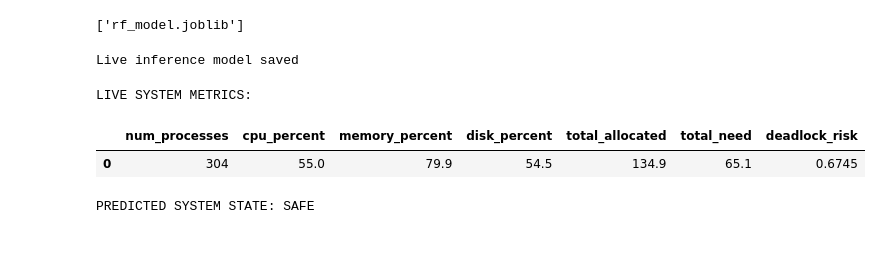
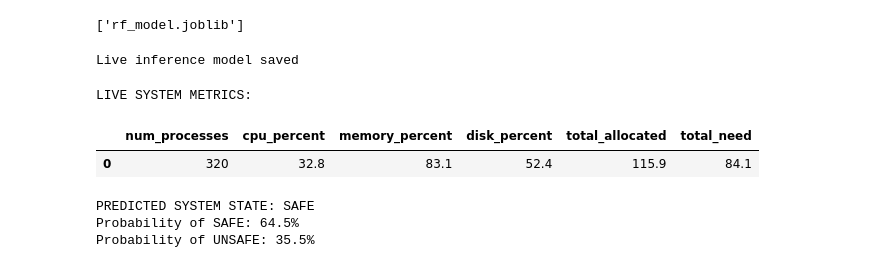
Before and after one commit to incognnitamood/DeadlockPredictionAnalysis, a Jupyter notebook: Deadlock_Predictive_Analysis.ipynb, the cells around one changed output. Cells and saved outputs as stored; diff of their text form; code cells hidden in the pictures.

```diff
--- a/Deadlock_Predictive_Analysis.ipynb
+++ b/Deadlock_Predictive_Analysis.ipynb
@@ -319,6 +340,7 @@ Live inference model saved
 # %%
 model = joblib.load("rf_model_live.joblib")
 # %%
+# %% LIVE INFERENCE WITH SAFE / UNSAFE PERCENTAGE
 import psutil
 import pandas as pd
 import joblib
@@ -326,39 +348,48 @@ import joblib
 # 1. Load the trained live-inference model
 model = joblib.load("rf_model_live.joblib")
 
 # 2. Collect live system metrics
 cpu = psutil.cpu_percent(interval=1)
 memory = psutil.virtual_memory().percent
 disk = psutil.disk_usage("/").percent
 num_proc = len(psutil.pids())
 
 # 3. Compute resource-allocation features
 total_allocated = cpu + memory
 total_need = max(0, 200 - total_allocated)
-deadlock_risk = min(1.0, (cpu + memory) / 200)
 
-# 4. Build input feature vector
+# 4. Build input feature vector (same features as model)
 X_live = pd.DataFrame([{
     "num_processes": num_proc,
     "cpu_percent": cpu,
     "memory_percent": memory,
     "disk_percent": disk,
     "total_allocated": total_allocated,
-    "total_need": total_need,
-    "deadlock_risk": deadlock_risk
+    "total_need": total_need
 }])
 
 # 5. Perform inference
-pred = model.predict(X_live)[0]
+pred_class = model.predict(X_live)[0]           # predicted class
+proba = model.predict_proba(X_live)[0]          # probability for each class
 
+# 6. Map label indices to names
 labels = {0: "HIGH-RISK(DEADLOCK-PRONE)", 1: "SAFE", 2: "UNSAFE"}
 
+# 7. Compute SAFE / UNSAFE percentages
+safe_percent = round(proba[label_map["SAFE"]] * 100, 2)
+unsafe_percent = round(proba[label_map["UNSAFE"]] * 100, 2)
+
+# 8. Display results
 print("LIVE SYSTEM METRICS:")
 display(X_live)
 
-print("PREDICTED SYSTEM STATE:", labels[pred])
+print(f"PREDICTED SYSTEM STATE: {labels[pred_class]}")
+print(f"Probability of SAFE: {safe_percent}%")
+print(f"Probability of UNSAFE: {unsafe_percent}%")
 # %% [output]
 LIVE SYSTEM METRICS:
-|  | num_processes | cpu_percent | memory_percent | disk_percent | total_allocated | total_need | deadlock_risk |
-| 0 | 304 | 55.0 | 79.9 | 54.5 | 134.9 | 65.1 | 0.6745 |
+|  | num_processes | cpu_percent | memory_percent | disk_percent | total_allocated | total_need |
+| 0 | 320 | 32.8 | 83.1 | 52.4 | 115.9 | 84.1 |
 PREDICTED SYSTEM STATE: SAFE
+Probability of SAFE: 64.5%
+Probability of UNSAFE: 35.5%
```
Also changed, not shown: parts of 14 cells of this notebook, 7 other files.
